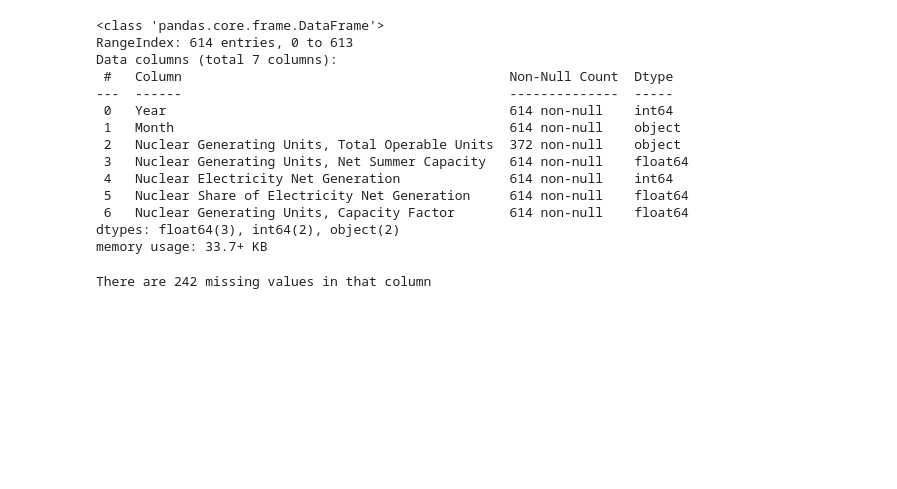
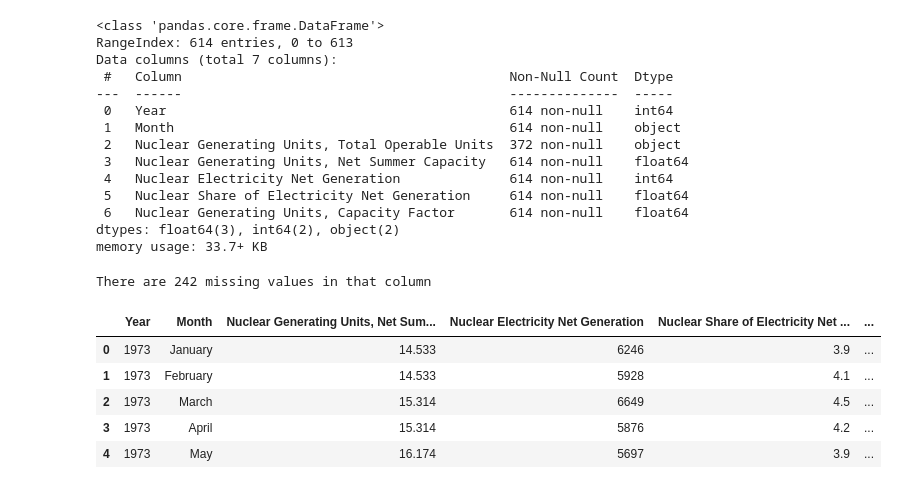
Before and after one commit to daffwwz/nuclear-energy-dataset-analysis, a Jupyter notebook: data_prep.ipynb, the cells around one changed output. Cells and saved outputs as stored; diff of their text form; code cells hidden in the pictures; blank space fills up the shorter version.

```diff
--- a/data_prep.ipynb
+++ b/data_prep.ipynb
@@ -67,3 +67,14 @@ missing_in_col = df['Nuclear Generating Units, Total Operable Units'].isna().sum
 print(f'There are {missing_in_col} missing values in that column')
 # %% [output]
 There are 242 missing values in that column
+# %%
+# Drop column: 'Nuclear Generating Units, Total Operable Units'
+df = df.drop(columns=['Nuclear Generating Units, Total Operable Units'])
+df.head()
+# %% [output]
+|  | Year | Month | Nuclear Generating Units, Net Sum... | Nuclear Electricity Net Generation | Nuclear Share of Electricity Net ... | ... |
+| 0 | 1973 | January | 14.533 | 6246 | 3.9 | ... |
+| 1 | 1973 | February | 14.533 | 5928 | 4.1 | ... |
+| 2 | 1973 | March | 15.314 | 6649 | 4.5 | ... |
+| 3 | 1973 | April | 15.314 | 5876 | 4.2 | ... |
+| 4 | 1973 | May | 16.174 | 5697 | 3.9 | ... |
```
Also changed, not shown: parts of 6 cells of this notebook.
